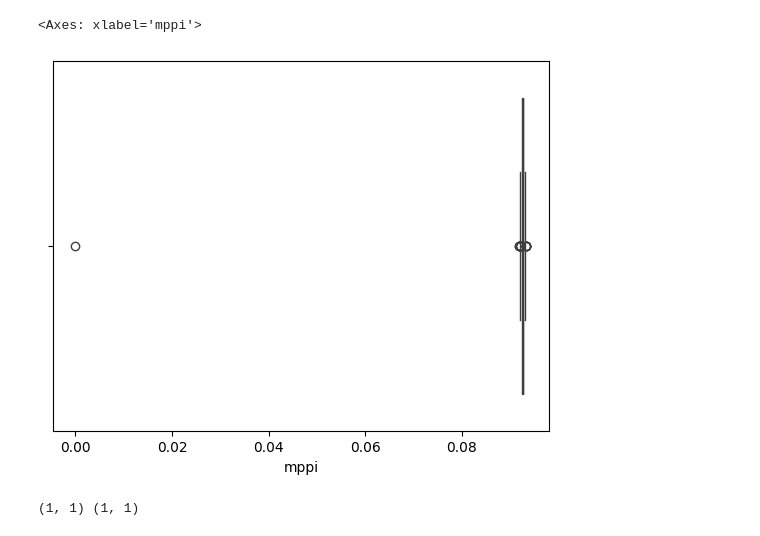
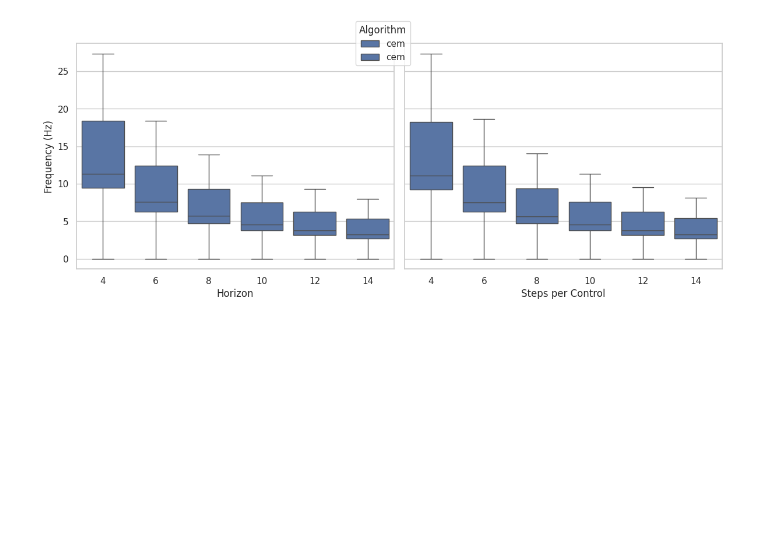
Before and after one commit to magnusdierking/mtp-thesis, a Jupyter notebook: experiments/scaling/plot_scaling_data.ipynb, the cells around one changed output. Saved outputs shown, nothing was run; the diff lists cells and outputs as text; code cells hidden in the pictures; blank space fills up the shorter version.

```diff
--- a/experiments/scaling/plot_scaling_data.ipynb
+++ b/experiments/scaling/plot_scaling_data.ipynb
@@ -33,21 +123,27 @@ FileNotFoundError: [Errno 2] No such file or directory: './scaling_data_samples/
 # %%
-path = "./scaling_data_samples/mppi.pkl"
-with open(path, "rb") as f:
-    data = pickle.load(f)
-print(data.shape)  # (num_samples_sweep, num_randomizations_sweep, max_step-1)
+# algos = ["mppi", "cem", "mtp", "anmtp"]
+algos = ["cem"]
+horizons = [4, 6, 8, 10, 12, 14]
+steps_per_control = [4, 6, 8, 10, 12, 14]
 
-df = pd.DataFrame()
-df["mppi"] = data[0,0,:]
 
-sns.boxplot(x=df["mppi"])
+
+records2 = []
+for i, alg in enumerate(algos):
+
+    path = f"./scaling_data_horizon/{alg}.pkl"
+    with open(path, "rb") as f:
+        algo_data = pickle.load(f) # samples x randomizations x steps
+
+    for j, p1 in enumerate(horizons):
+        for k, p2 in enumerate(steps_per_control):
+            for r in range(trajectory_length):
+                records2.append({
+                    'Algorithm': alg,
+                    'Horizon': p1,
+                    'Steps per Control': p2,
+                    'Runtime': algo_data[j, k, r],
+                    "Frequency": 1 / (algo_data[j, k, r]) if algo_data[j, k, r] > 1e-6 else 0
+                })
+
+df2 = pd.DataFrame.from_records(records2)
-# %% [output]
-<Axes: xlabel='mppi'>
-[figure, removed]
-# %%
-# Compute mean and std across first two dimensions
-mean = data.mean(axis=(2))  # shape (steps,)
-std  = data.std(axis=(2))   # shape (steps,)
-
-print(mean.shape, std.shape)
-# %% [output]
-(1, 1) (1, 1)
@@ -59,0 +150,24 @@ plt.figure(figsize=(10, 6))
+# %%
+sns.set_theme(style="whitegrid")
+
+fig, axes = plt.subplots(1, 2, figsize=(12, 5), sharey=True)
+
+# Left: Runtime vs Horizon
+sns.boxplot(data=df2, x='Horizon', y='Frequency', hue='Algorithm', ax=axes[0])
+axes[0].set_xlabel('Horizon')
+axes[0].set_ylabel('Frequency (Hz)')
+
+# Right: Runtime vs Steps per Control
+sns.boxplot(data=df2, x='Steps per Control', y='Frequency', hue='Algorithm', ax=axes[1])
+axes[1].set_xlabel('Steps per Control')
+axes[1].set_ylabel('Frequency (Hz)')
+
+# Improve legend layout
+axes[0].legend_.remove()  # Remove duplicate legend
+axes[1].legend_.remove()  # Remove duplicate legend
+fig.legend(title='Algorithm', loc='upper center', ncol=len(algos))
+
+plt.tight_layout(rect=[0, 0, 1, 0.95])
+plt.show()
+# %% [output]
+[figure, added]
```
Also changed, not shown: parts of 8 cells of this notebook, 3 other files.
